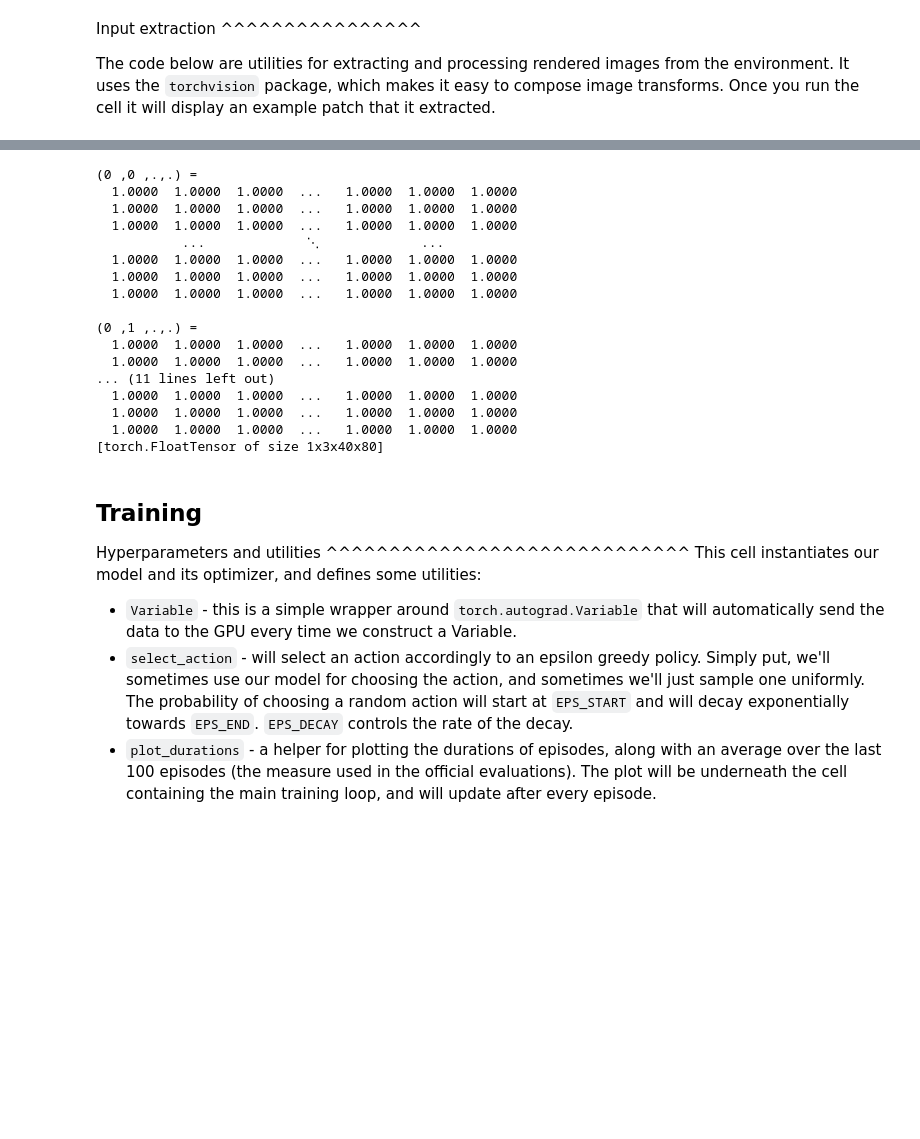
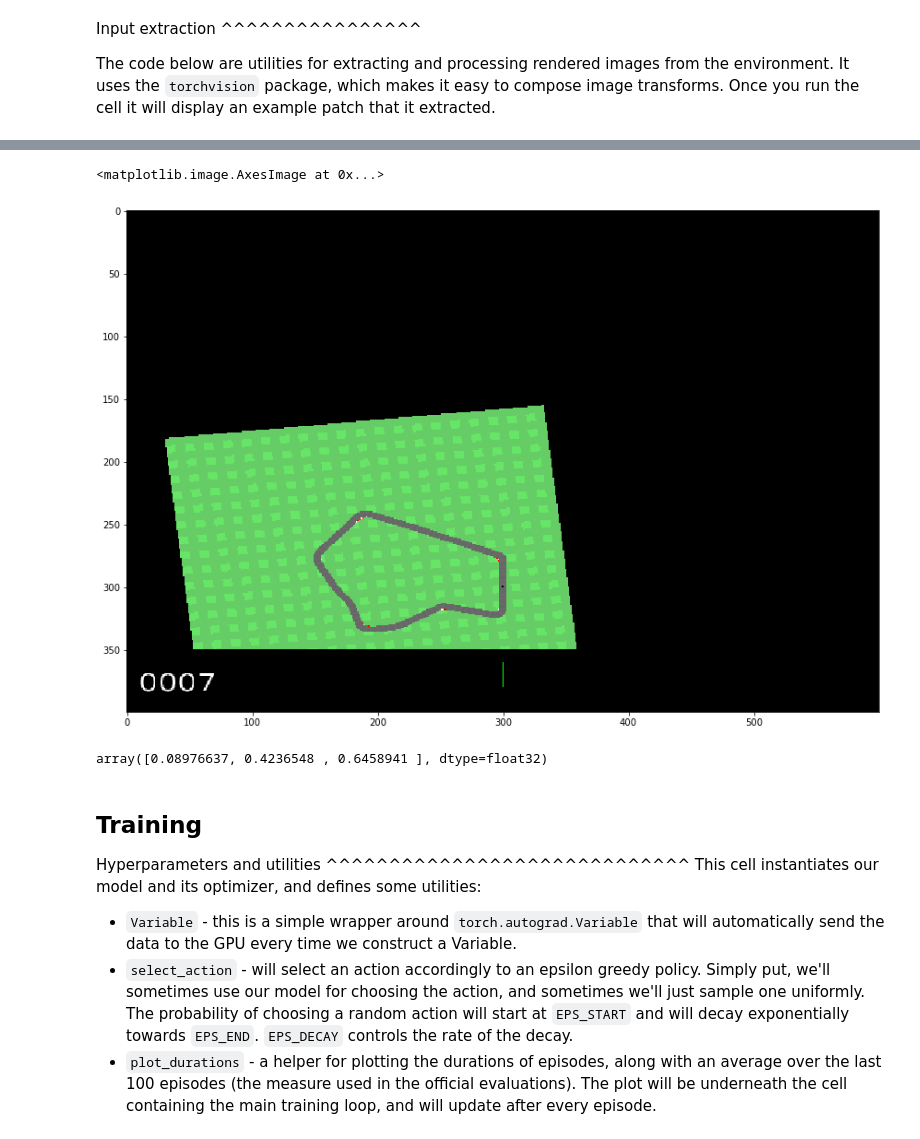
Before and after one commit to hahakumquat/stat234-project, a Jupyter notebook: carracing.ipynb, the cells around one changed output, grey strips where cells are left out. Saved outputs shown, nothing was run; the diff lists cells and outputs as text; code cells hidden in the pictures; blank space fills up the shorter version.

```diff
--- a/carracing.ipynb
+++ b/carracing.ipynb
@@ -273,23 +276,12 @@ display an example patch that it extracted.
-# %%
-get_screen()
-# %% [output]
-(0 ,0 ,.,.) =
-  1.0000  1.0000  1.0000  ...   1.0000  1.0000  1.0000
-  1.0000  1.0000  1.0000  ...   1.0000  1.0000  1.0000
-  1.0000  1.0000  1.0000  ...   1.0000  1.0000  1.0000
-           ...             ⋱             ...
-  1.0000  1.0000  1.0000  ...   1.0000  1.0000  1.0000
-  1.0000  1.0000  1.0000  ...   1.0000  1.0000  1.0000
-  1.0000  1.0000  1.0000  ...   1.0000  1.0000  1.0000
-
-(0 ,1 ,.,.) =
-  1.0000  1.0000  1.0000  ...   1.0000  1.0000  1.0000
-  1.0000  1.0000  1.0000  ...   1.0000  1.0000  1.0000
-... (11 lines left out)
-  1.0000  1.0000  1.0000  ...   1.0000  1.0000  1.0000
-  1.0000  1.0000  1.0000  ...   1.0000  1.0000  1.0000
-  1.0000  1.0000  1.0000  ...   1.0000  1.0000  1.0000
-[torch.FloatTensor of size 1x3x40x80]
+# %%
+plt.imshow(env.render(mode='rgb_array'))
+# %% [output]
+<matplotlib.image.AxesImage at 0x...>
+[figure, added]
+# %%
+env.action_space.sample()
+# %% [output]
+array([0.08976637, 0.4236548 , 0.6458941 ], dtype=float32)
 # %% [markdown]
 Training
 --------
```
Also changed, not shown: parts of 5 cells of this notebook, 1 other file.
